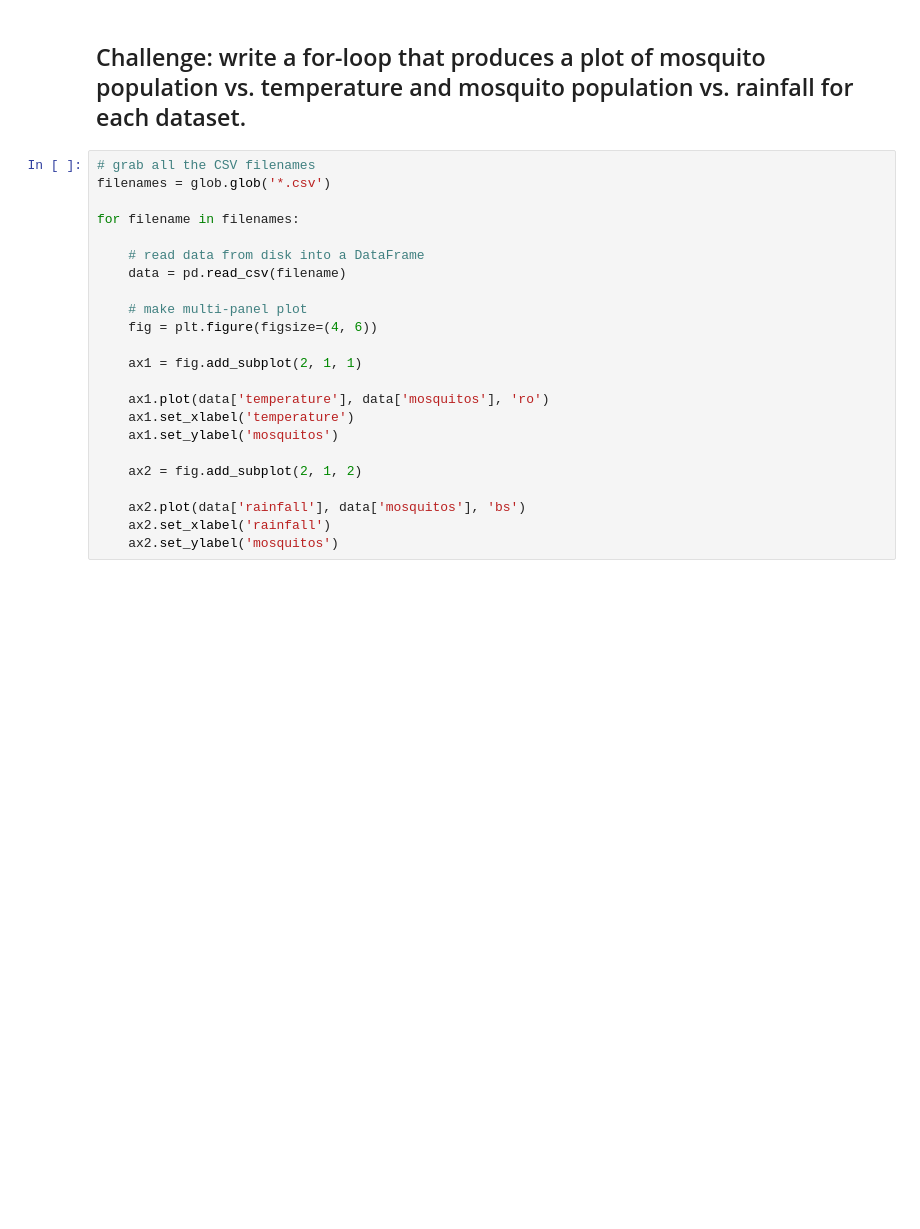
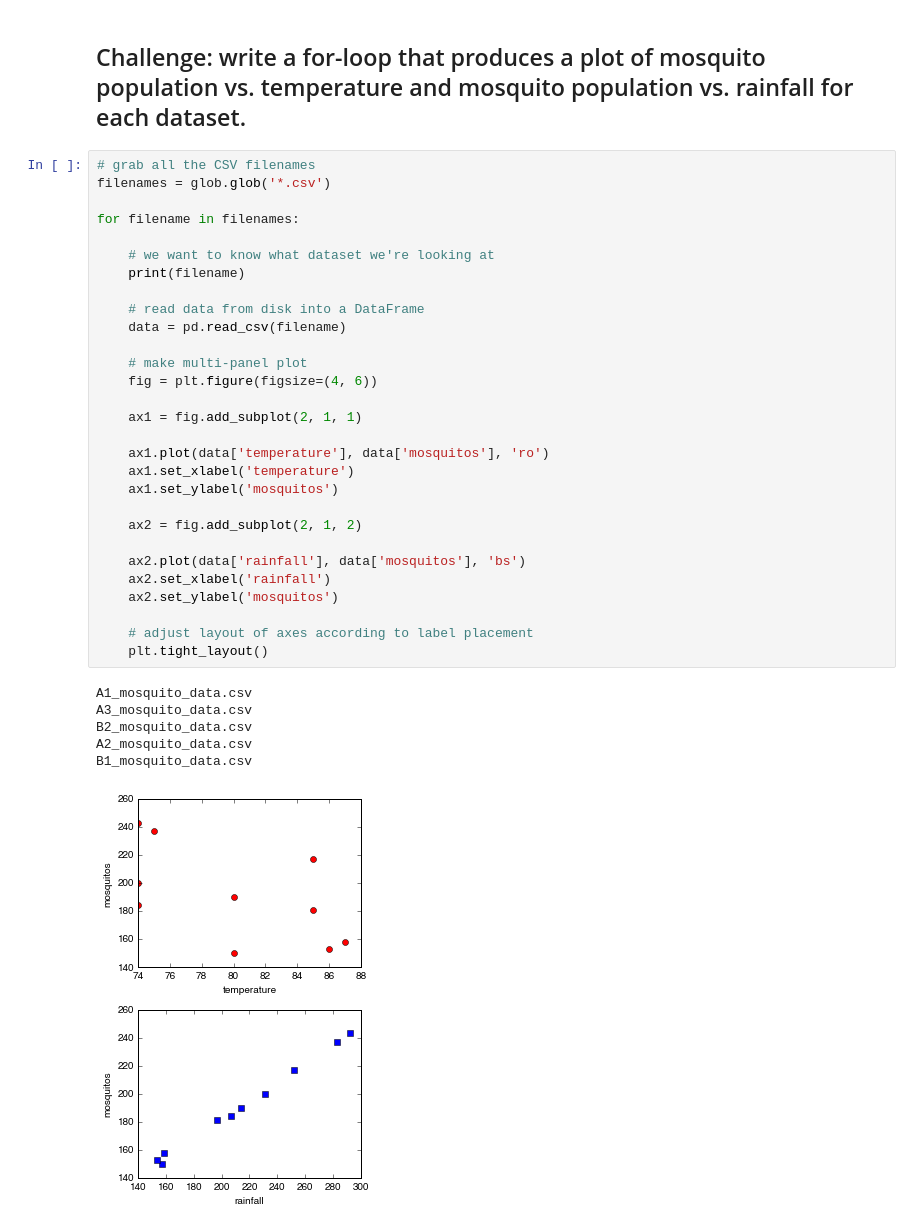
Before and after one commit to dotsdl/swc_northeastern_python, a Jupyter notebook: Mosquitoes.ipynb, the cells around one changed output. Drawn from its saved outputs; the diff is of its cells as text; blank space fills up the shorter version.

```diff
--- a/Mosquitoes.ipynb
+++ b/Mosquitoes.ipynb
@@ -723,23 +723,36 @@ glob.glob('*.csv')
 # %%
 # grab all the CSV filenames
 filenames = glob.glob('*.csv')
 
 for filename in filenames:
+
+    # we want to know what dataset we're looking at
+    print(filename)
 
     # read data from disk into a DataFrame
     data = pd.read_csv(filename)
 
     # make multi-panel plot
     fig = plt.figure(figsize=(4, 6))
 
     ax1 = fig.add_subplot(2, 1, 1)
 
     ax1.plot(data['temperature'], data['mosquitos'], 'ro')
     ax1.set_xlabel('temperature')
     ax1.set_ylabel('mosquitos')
 
     ax2 = fig.add_subplot(2, 1, 2)
 
     ax2.plot(data['rainfall'], data['mosquitos'], 'bs')
     ax2.set_xlabel('rainfall')
     ax2.set_ylabel('mosquitos')
+
+    # adjust layout of axes according to label placement
+    plt.tight_layout()
+# %% [output]
+A1_mosquito_data.csv
+A3_mosquito_data.csv
+B2_mosquito_data.csv
+A2_mosquito_data.csv
+B1_mosquito_data.csv
+[figure, added]
```
Also changed, not shown: parts of 1 cell of this notebook.
